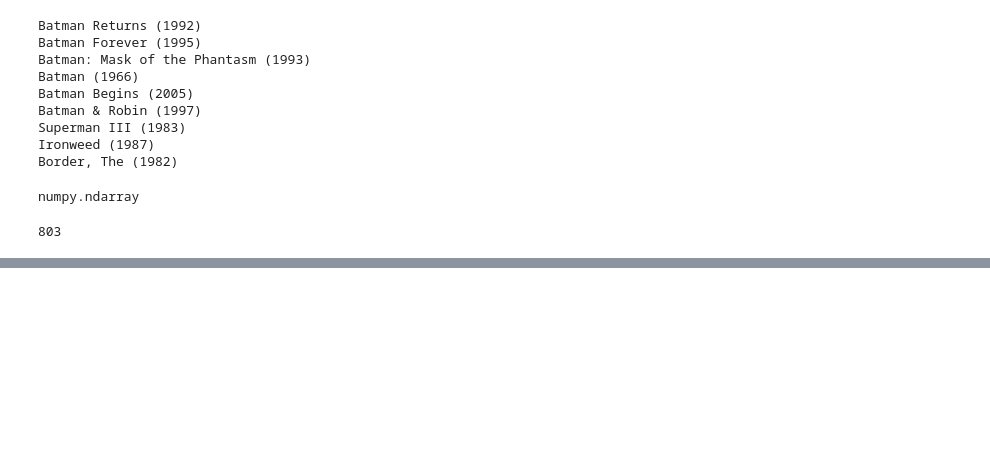
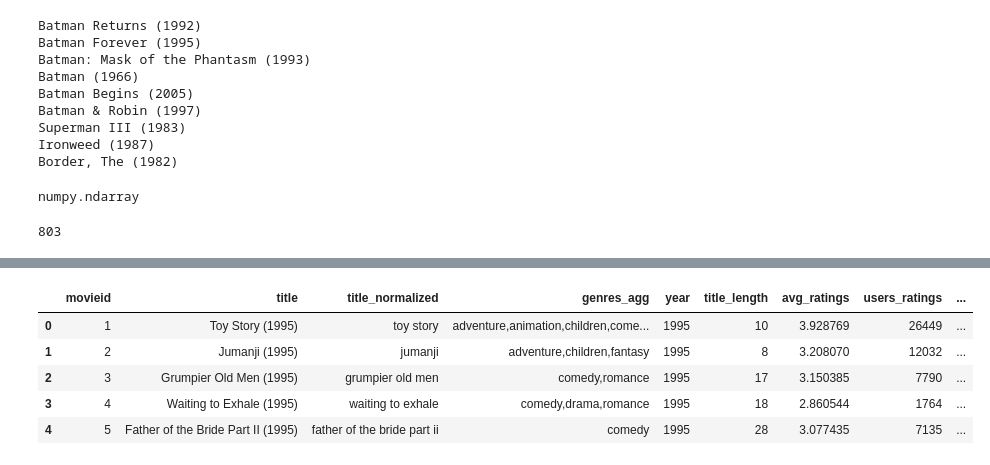
Before and after one commit to camilocbarrera/rs-project, a Jupyter notebook: preprocessing_data.ipynb, the cells around one changed output, grey strips where cells are left out. Cells and saved outputs as stored; diff of their text form; code cells hidden in the pictures; blank space fills up the shorter version.

```diff
--- a/preprocessing_data.ipynb
+++ b/preprocessing_data.ipynb
@@ -528,0 +545,9 @@ tmdb_5000_movies.to_sql('tmdb_5000_movies',engine, if_exists='replace',index=Fal
+# %%
+movies_feature_df.head()
+# %% [output]
+|  | movieid | title | title_normalized | genres_agg | year | title_length | avg_ratings | users_ratings | ... |
+| 0 | 1 | Toy Story (1995) | toy story | adventure,animation,children,come... | 1995 | 10 | 3.928769 | 26449 | ... |
+| 1 | 2 | Jumanji (1995) | jumanji | adventure,children,fantasy | 1995 | 8 | 3.208070 | 12032 | ... |
+| 2 | 3 | Grumpier Old Men (1995) | grumpier old men | comedy,romance | 1995 | 17 | 3.150385 | 7790 | ... |
+| 3 | 4 | Waiting to Exhale (1995) | waiting to exhale | comedy,drama,romance | 1995 | 18 | 2.860544 | 1764 | ... |
+| 4 | 5 | Father of the Bride Part II (1995) | father of the bride part ii | comedy | 1995 | 28 | 3.077435 | 7135 | ... |
```
Also changed, not shown: parts of 10 cells of this notebook.
